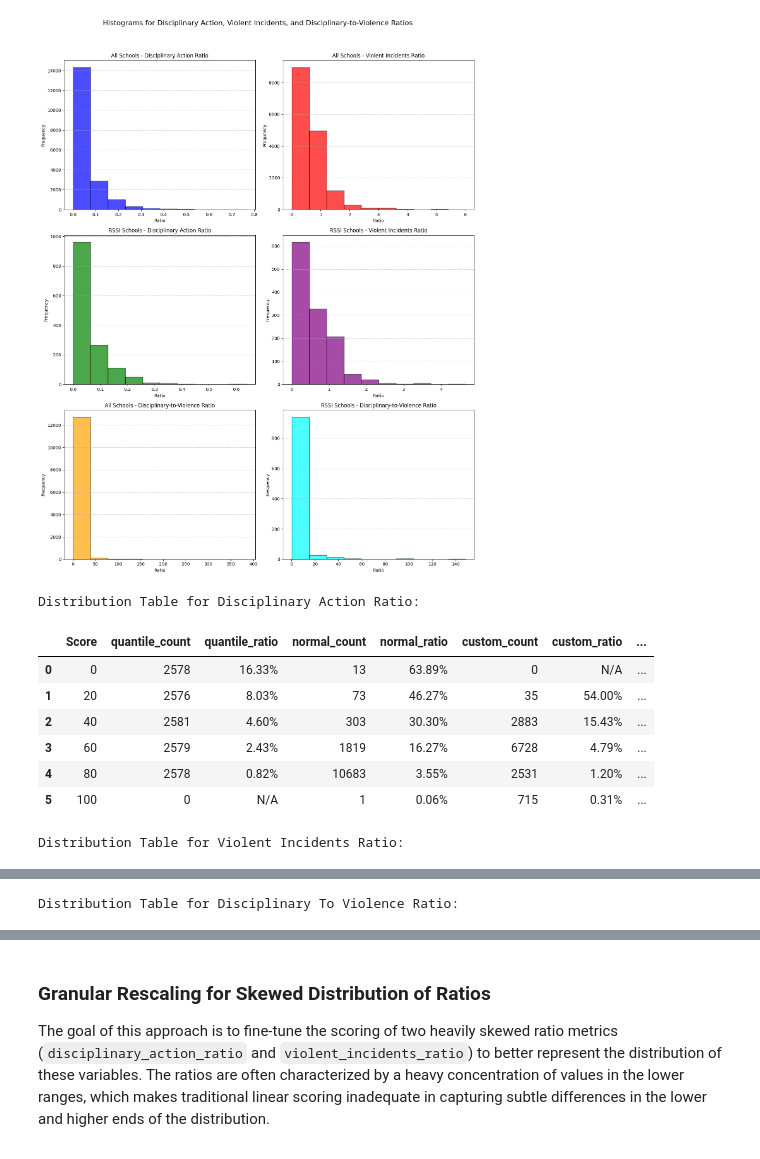
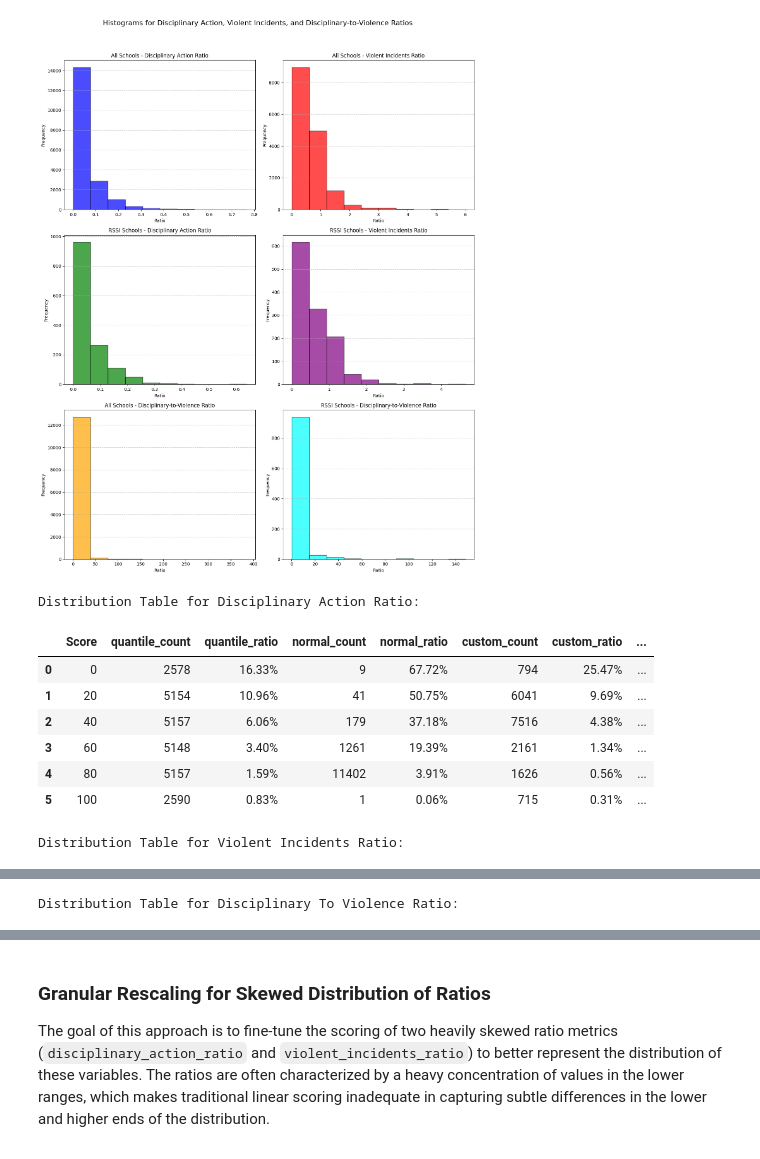
Before and after one commit to parliamentdata/rssi_discipline_analysis, a Jupyter notebook: discipline_analysis.ipynb, the cells around one changed output, grey strips where cells are left out. Saved outputs shown, nothing was run; the diff lists cells and outputs as text; code cells hidden in the pictures.

```diff
--- a/discipline_analysis.ipynb
+++ b/discipline_analysis.ipynb
@@ -493,24 +423,19 @@ generate_histograms(report_card_df, rssi_schools_df)
 # %%
 def normalize_scores(df, column):
-    df[column + '_log'] = np.log1p(df[column])
+    max_ratio = df[column].max()
+    min_ratio = df[column].min()
 
-    max_log = df[column + '_log'].max()
-    min_log = df[column + '_log'].min()
-
-    df[column + '_score_normal'] = 100 * (1 - (df[column + '_log'] - min_log) / (max_log - min_log))
+    df[column + '_score_normal'] = 100 * (1 - (df[column] - min_ratio) / (max_ratio - min_ratio))
 
     return df
 
 def granular_rescale(df, column):
-
-    df[column + '_log'] = np.log1p(df[column])
-
-    low_threshold = df[column + '_log'].quantile(0.25)  # 25th percentile (low range)
-    high_threshold = df[column + '_log'].quantile(0.75)  # 75th percentile (high range)
+    low_threshold = df[column].quantile(0.25)  # 25th percentile (low range)
+    high_threshold = df[column].quantile(0.75)  # 75th percentile (high range)
 
     def rescale_low(x):
         # For values below the 25th percentile, use a steeper scaling
-        return 100 * (1 - (x - min(df[column + '_log'])) / (low_threshold - min(df[column + '_log'])))
+        return 100 * (1 - (x - min(df[column])) / (low_threshold - min(df[column])))
 
     def rescale_mid(x):
         # For values between the 25th and 75th percentile, use a linear scale
@@ -518,18 +443,14 @@ def granular_rescale(df, column):
 
     def rescale_high(x):
         # For values above the 75th percentile, use a more gradual scaling
-        return 100 * (1 - (x - high_threshold) / (df[column + '_log'].max() - high_threshold))
+        return 100 * (1 - (x - high_threshold) / (df[column].max() - high_threshold))
 
-    df[column + '_score_granular'] = df[column + '_log'].apply(
+    df[column + '_score_granular'] = df[column].apply(
         lambda x: rescale_low(x) if x <= low_threshold
         else rescale_mid(x) if x <= high_threshold
         else rescale_high(x)
     )
 
-    return df
-
-def quantile_scores(df, column):
-    df[column + '_score_quantile'] = (1 - df[column].rank(pct=True)) * 100
     return df
 
 def custom_score(df, column, custom_bins_scores):
@@ -553,6 +474,35 @@ def custom_score(df, column, custom_bins_scores):
 
     return df
 
+def quantile_scores(df, column):
+    """
+    Determine the quantile scores for a given column.
+
+    Args:
+        df (pd.DataFrame): The input dataframe.
+        column (str): The column name for which to calculate quantiles.
+
+    Returns:
+        pd.DataFrame: The dataframe with an additional column for quantile scores.
+    """
+    quantiles = df[column].quantile([0, 0.2, 0.4, 0.6, 0.8, 1])
+
+    def assign_quantile(x):
+        if x <= quantiles[0.2]:
+            return 100
+        elif x <= quantiles[0.4]:
+            return 80
+        elif x <= quantiles[0.6]:
+            return 60
+        elif x <= quantiles[0.8]:
+            return 40
+        else:
+            return 20
+
+    df[column + '_score_quantile'] = df[column].apply(assign_quantile)
+
+    return df
+
 columns_to_score = [
     'disciplinary_action_ratio',
     'violent_incidents_ratio',
@@ -561,16 +511,16 @@ columns_to_score = [
 
 custom_bins_scores = {
     'disciplinary_action_ratio': {
-        'bins': [0, 0.005, 0.01, 0.02, 0.05, 0.1, 0.2, 0.5, 1, float('inf')],
-        'scores': [100, 90, 80, 70, 60, 50, 40, 30, 20],
+        'bins': [0, 0.005, 0.007, 0.01, 0.015, 0.02, 0.05, 0.1, 0.2, 0.5, 1],
+        'scores': [100, 90, 80, 70, 60, 50, 40, 30, 20, 0],
     },
     'violent_incidents_ratio': {
-        'bins': [0, 0.05, 0.1, 0.2, 0.3, 0.4, 0.7, 1, 1.5, float('inf')],
-        'scores': [100, 90, 80, 70, 60, 50, 40, 30, 20],
+        'bins': [0, 0.05, 0.07, 0.1, 0.15, 0.2, 0.3, 0.4, 0.7, 1, 1.5, float('inf')],
+        'scores': [100, 90, 80, 70, 60, 50, 40, 30, 20, 10, 0],
     },
     'disciplinary_to_violence_ratio': {
-        'bins': [0, 0.005, 0.01, 0.02, 0.05, 0.1, 0.2, 0.5, 1, float('inf')],
-        'scores': [100, 90, 80, 70, 60, 50, 40, 30, 20],
+        'bins': [0, 0.05, 0.07, 0.1, 0.15, 0.2, 0.3, 0.4, 0.7, 1, 1.5, float('inf')],
+        'scores': [100, 90, 80, 70, 60, 50, 40, 30, 20, 10, 0],
     },
 }
 
@@ -603,39 +553,39 @@ def score_distribution_table(df, column):
         f"{column}_score_quantile",
         f"{column}_score_normal",
         f"{column}_score_custom",
         f"{column}_score_granular"
     ]
 
     results = []
 
     for score in score_bands:
         row = {"Score": score}
 
         for method in scoring_methods:
-            filtered_df = df[(df[method] >= score) & (df[method] < (score + 20))]
+            filtered_df = df[(df[method] >= score) & (df[method] <= (score + 20))]
             count = len(filtered_df)
             avg_ratio = filtered_df[column].median()
 
             clean_method = method.replace(f"{column}_score_", "")  # Remove column prefix
             row[f"{clean_method}_count"] = count
             row[f"{clean_method}_ratio"] = f"{avg_ratio * 100:.2f}%" if not pd.isna(avg_ratio) else "N/A"
 
         results.append(row)
 
     return pd.DataFrame(results)
 
 # Generate tables for each column
 for column in columns_to_print:
     print(f"\nDistribution Table for {column.replace('_', ' ').title()}:")
     display(score_distribution_table(report_card_df, column))
 # %% [output]
 Distribution Table for Disciplinary Action Ratio:
 |  | Score | quantile_count | quantile_ratio | normal_count | normal_ratio | custom_count | custom_ratio | ... |
-| 0 | 0 | 2578 | 16.33% | 13 | 63.89% | 0 | N/A | ... |
-| 1 | 20 | 2576 | 8.03% | 73 | 46.27% | 35 | 54.00% | ... |
-| 2 | 40 | 2581 | 4.60% | 303 | 30.30% | 2883 | 15.43% | ... |
-| 3 | 60 | 2579 | 2.43% | 1819 | 16.27% | 6728 | 4.79% | ... |
-| 4 | 80 | 2578 | 0.82% | 10683 | 3.55% | 2531 | 1.20% | ... |
-| 5 | 100 | 0 | N/A | 1 | 0.06% | 715 | 0.31% | ... |
+| 0 | 0 | 2578 | 16.33% | 9 | 67.72% | 794 | 25.47% | ... |
+| 1 | 20 | 5154 | 10.96% | 41 | 50.75% | 6041 | 9.69% | ... |
+| 2 | 40 | 5157 | 6.06% | 179 | 37.18% | 7516 | 4.38% | ... |
+| 3 | 60 | 5148 | 3.40% | 1261 | 19.39% | 2161 | 1.34% | ... |
+| 4 | 80 | 5157 | 1.59% | 11402 | 3.91% | 1626 | 0.56% | ... |
+| 5 | 100 | 2590 | 0.83% | 1 | 0.06% | 715 | 0.31% | ... |
 Distribution Table for Violent Incidents Ratio:
 |  | Score | quantile_count | quantile_ratio | normal_count | normal_ratio | custom_count | custom_ratio | ... |
```
Also changed, not shown: parts of 3 cells of this notebook.
